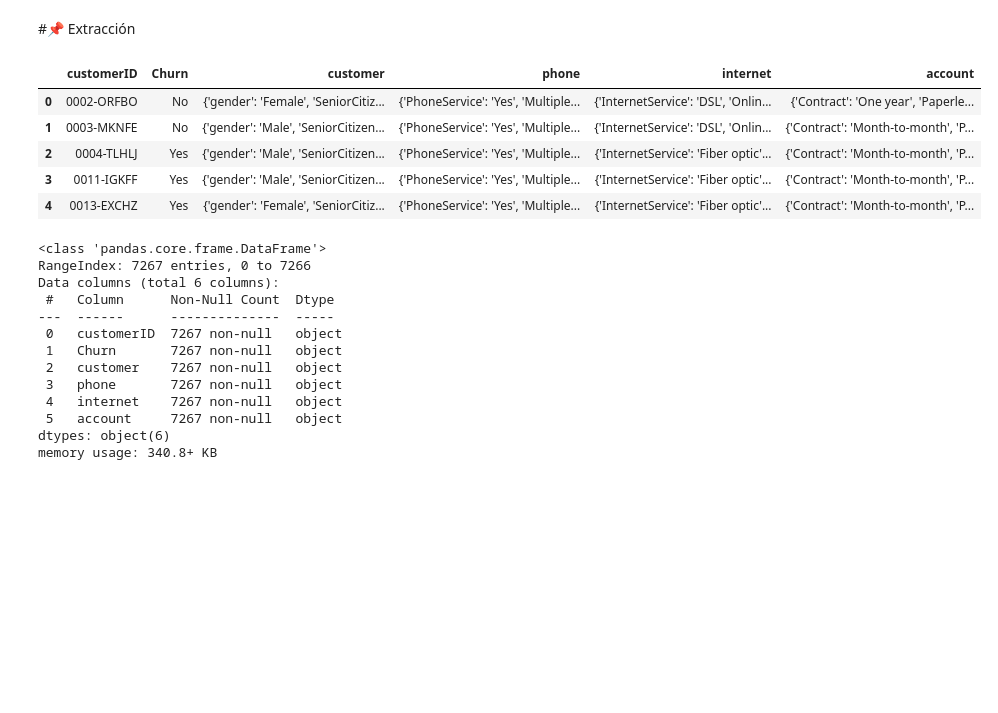
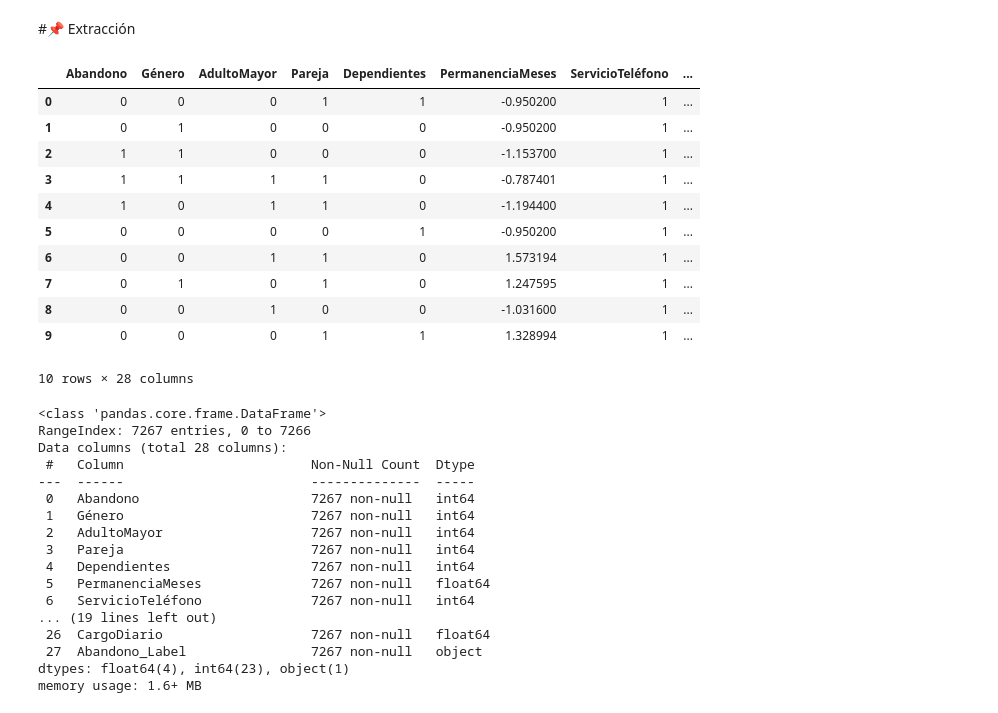
Before and after one commit to Fernando-Falla/Cahllenge_TelecomX_parte2, a Jupyter notebook: TelecomX_LATAM_parte2.ipynb, the cells around one changed output. Drawn from its saved outputs; the diff is of its cells as text; code cells hidden in the pictures; blank space fills up the shorter version.

```diff
--- a/TelecomX_LATAM_parte2.ipynb
+++ b/TelecomX_LATAM_parte2.ipynb
@@ -3,34 +3,44 @@
 # %%
 import pandas as pd
 
 try:
-    datos = pd.read_json('https://raw.githubusercontent.com/Fernando-Falla/Challenge_TelecomX_Parte1/refs/heads/main/TelecomX_Data.json')
-    display(datos.head())
+    datos = pd.read_csv('https://raw.githubusercontent.com/Fernando-Falla/Cahllenge_TelecomX_parte2/refs/heads/main/datos_telecom_modificado.csv')
+    display(datos.head(10))
 except FileNotFoundError:
     print("The file was not downloaded correctly. Please check the GitHub URL.")
 # %% [output]
-|  | customerID | Churn | customer | phone | internet | account |
-| 0 | 0002-ORFBO | No | {'gender': 'Female', 'SeniorCitiz... | {'PhoneService': 'Yes', 'Multiple... | {'InternetService': 'DSL', 'Onlin... | {'Contract': 'One year', 'Paperle... |
-| 1 | 0003-MKNFE | No | {'gender': 'Male', 'SeniorCitizen... | {'PhoneService': 'Yes', 'Multiple... | {'InternetService': 'DSL', 'Onlin... | {'Contract': 'Month-to-month', 'P... |
-| 2 | 0004-TLHLJ | Yes | {'gender': 'Male', 'SeniorCitizen... | {'PhoneService': 'Yes', 'Multiple... | {'InternetService': 'Fiber optic'... | {'Contract': 'Month-to-month', 'P... |
-| 3 | 0011-IGKFF | Yes | {'gender': 'Male', 'SeniorCitizen... | {'PhoneService': 'Yes', 'Multiple... | {'InternetService': 'Fiber optic'... | {'Contract': 'Month-to-month', 'P... |
-| 4 | 0013-EXCHZ | Yes | {'gender': 'Female', 'SeniorCitiz... | {'PhoneService': 'Yes', 'Multiple... | {'InternetService': 'Fiber optic'... | {'Contract': 'Month-to-month', 'P... |
+|  | Abandono | Género | AdultoMayor | Pareja | Dependientes | PermanenciaMeses | ServicioTeléfono | ... |
+| 0 | 0 | 0 | 0 | 1 | 1 | -0.950200 | 1 | ... |
+| 1 | 0 | 1 | 0 | 0 | 0 | -0.950200 | 1 | ... |
+| 2 | 1 | 1 | 0 | 0 | 0 | -1.153700 | 1 | ... |
+| 3 | 1 | 1 | 1 | 1 | 0 | -0.787401 | 1 | ... |
+| 4 | 1 | 0 | 1 | 1 | 0 | -1.194400 | 1 | ... |
+| 5 | 0 | 0 | 0 | 0 | 1 | -0.950200 | 1 | ... |
+| 6 | 0 | 0 | 1 | 1 | 0 | 1.573194 | 1 | ... |
+| 7 | 0 | 1 | 0 | 1 | 0 | 1.247595 | 1 | ... |
+| 8 | 0 | 0 | 1 | 0 | 0 | -1.031600 | 1 | ... |
+| 9 | 0 | 0 | 0 | 1 | 1 | 1.328994 | 1 | ... |
+10 rows × 28 columns
 # %%
 datos.info()
 # %% [output]
 <class 'pandas.core.frame.DataFrame'>
 RangeIndex: 7267 entries, 0 to 7266
-Data columns (total 6 columns):
- #   Column      Non-Null Count  Dtype
----  ------      --------------  -----
- 0   customerID  7267 non-null   object
- 1   Churn       7267 non-null   object
- 2   customer    7267 non-null   object
- 3   phone       7267 non-null   object
- 4   internet    7267 non-null   object
- 5   account     7267 non-null   object
-dtypes: object(6)
-memory usage: 340.8+ KB
+Data columns (total 28 columns):
+ #   Column                        Non-Null Count  Dtype
+---  ------                        --------------  -----
+ 0   Abandono                      7267 non-null   int64
+ 1   Género                        7267 non-null   int64
+ 2   AdultoMayor                   7267 non-null   int64
+ 3   Pareja                        7267 non-null   int64
+ 4   Dependientes                  7267 non-null   int64
+ 5   PermanenciaMeses              7267 non-null   float64
+ 6   ServicioTeléfono              7267 non-null   int64
+... (19 lines left out)
+ 26  CargoDiario                   7267 non-null   float64
+ 27  Abandono_Label                7267 non-null   object
+dtypes: float64(4), int64(23), object(1)
+memory usage: 1.6+ MB
 # %%
 datos.dtypes
 # %% [output]
```
Also changed, not shown: parts of 64 cells of this notebook.
